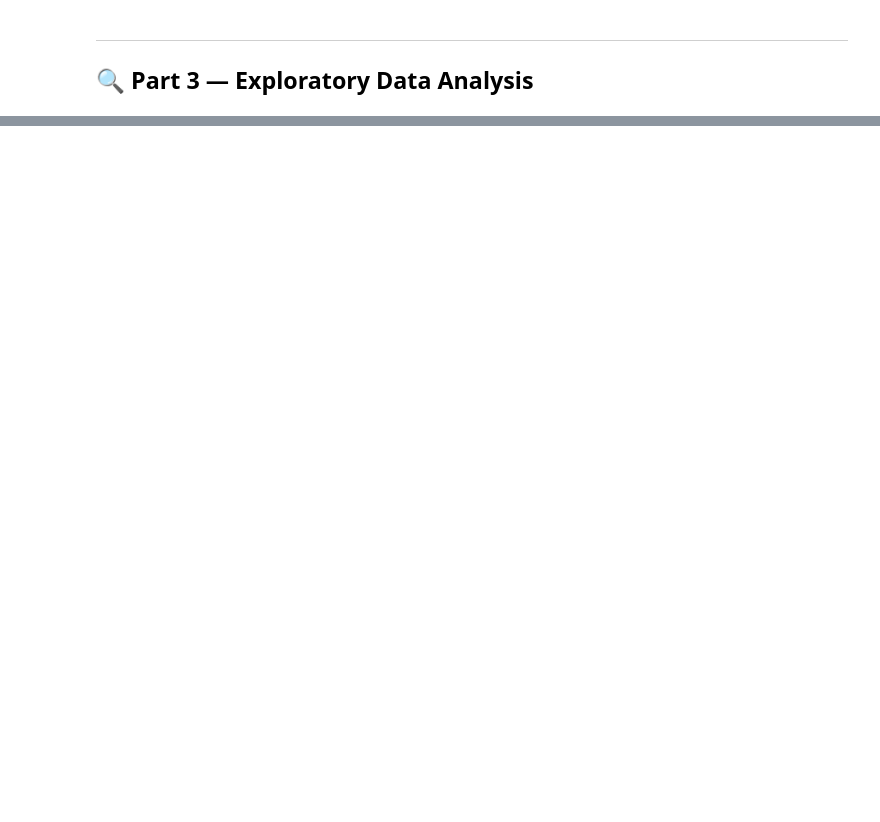
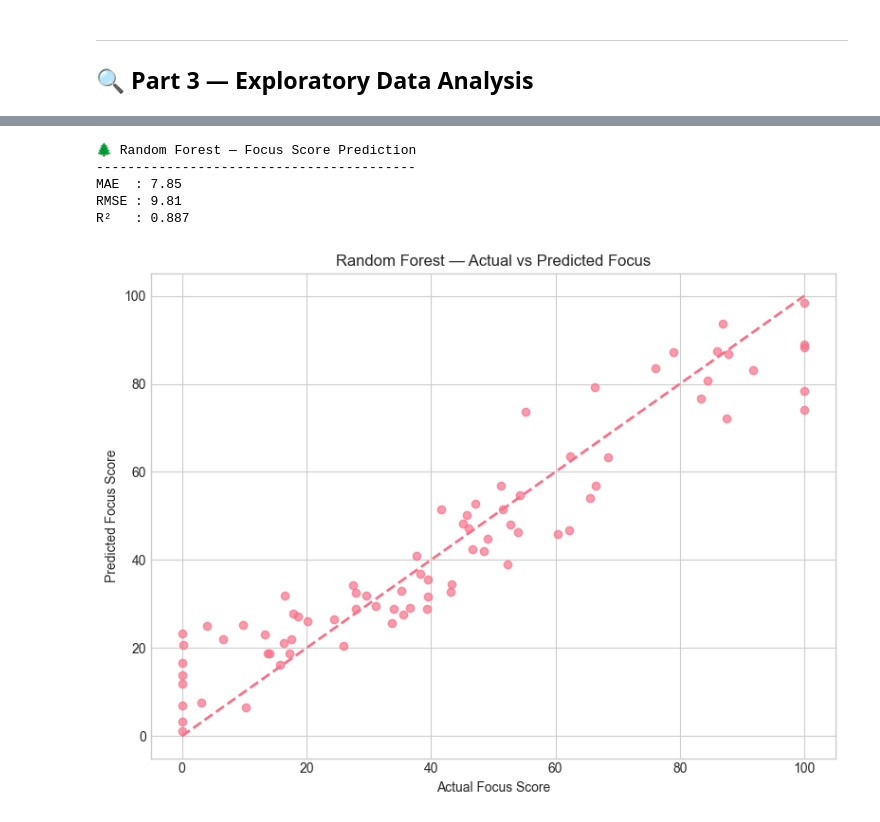
Before and after one commit to Rhuthvija/calmin30, a Jupyter notebook: FocusIQ_v3.ipynb, the cells around one changed output, grey strips where cells are left out. Drawn from its saved outputs; the diff is of its cells as text; code cells hidden in the pictures; blank space fills up the shorter version.

```diff
--- a/FocusIQ_v3.ipynb
+++ b/FocusIQ_v3.ipynb
@@ -250,0 +462,66 @@ dtype: float64
+# %%
+# ─────────────────────────────────────────────────────────────────
+# 5B — Random Forest Regression
+# ─────────────────────────────────────────────────────────────────
+
+from sklearn.ensemble import RandomForestRegressor
+from sklearn.metrics import (
+    mean_absolute_error,
+    mean_squared_error,
+    r2_score
+)
+
+rf_model = RandomForestRegressor(
+    n_estimators=300,
+    max_depth=10,
+    min_samples_split=4,
+    random_state=RANDOM_STATE,
+    n_jobs=-1
+)
+
+rf_model.fit(X_train, y_focus_train)
+
+# Predictions
+y_focus_pred = rf_model.predict(X_test)
+
+# Evaluation
+mae = mean_absolute_error(y_focus_test, y_focus_pred)
+rmse = np.sqrt(mean_squared_error(y_focus_test, y_focus_pred))
+r2 = r2_score(y_focus_test, y_focus_pred)
+
+print("🌲 Random Forest — Focus Score Prediction")
+print("-----------------------------------------")
+print(f"MAE  : {mae:.2f}")
+print(f"RMSE : {rmse:.2f}")
+print(f"R²   : {r2:.3f}")
+# %% [output]
+🌲 Random Forest — Focus Score Prediction
+-----------------------------------------
+MAE  : 7.85
+RMSE : 9.81
+R²   : 0.887
+# %%
+# Actual vs predicted focus scores
+
+plt.figure(figsize=(8, 6))
+
+plt.scatter(
+    y_focus_test,
+    y_focus_pred,
+    alpha=0.7
+)
+
+plt.plot(
+    [0, 100],
+    [0, 100],
+    linestyle='--',
+    linewidth=2
+)
+
+plt.xlabel('Actual Focus Score')
+plt.ylabel('Predicted Focus Score')
+plt.title('Random Forest — Actual vs Predicted Focus')
+plt.tight_layout()
+plt.show()
+# %% [output]
+[figure, added]
```
Also changed, not shown: parts of 21 cells of this notebook.
